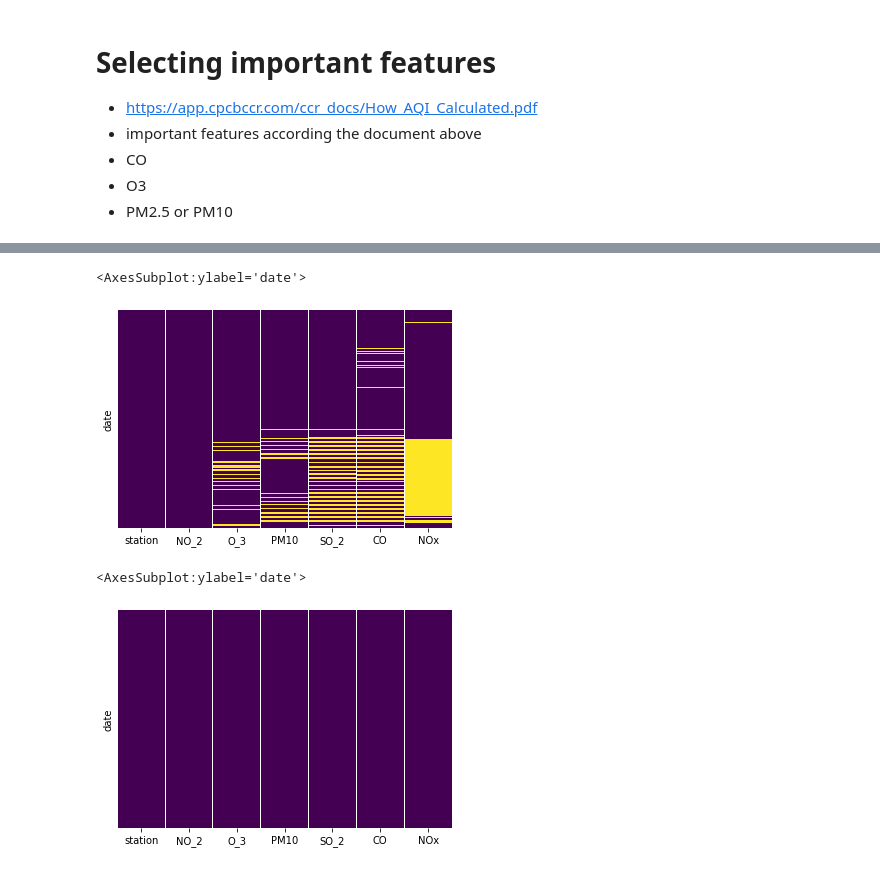
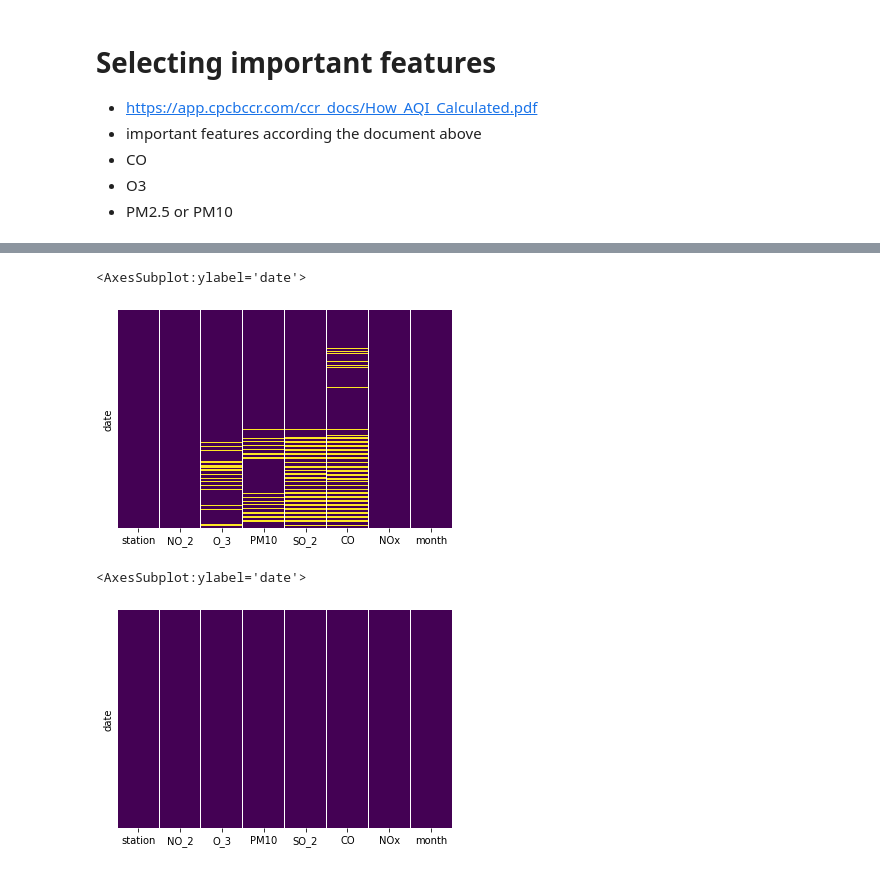
Before and after one commit to lisachukwu/PP22-W607, a Jupyter notebook: W706.ipynb, the cells around one changed output, grey strips where cells are left out. Cells and saved outputs as stored; diff of their text form; code cells hidden in the pictures.

Commit message:
fixed monthy fill

```diff
--- a/W706.ipynb
+++ b/W706.ipynb
@@ -180,17 +182,15 @@ NOx        37.60
 dtype: float64
 # %%
 # replacing nan values with respect to city
-df1.iloc[:,1:-1] = df1.groupby('station').transform(lambda x:x.fillna(x.mean()))
+df1.iloc[:,1:] = df1.groupby('station').transform(lambda x:x.fillna(x.mean()))
 sns.heatmap(df1.isnull(),yticklabels=False,cbar=False,cmap='viridis')
 # %% [output]
 <AxesSubplot:ylabel='date'>
-[figure, old version]
+[figure, new version]
 # %%
 # replacing nan values with respect to month
-df1['month'] = df.index.month
-df1.iloc[:,1:-1] = df1.groupby('month').transform(lambda x:x.fillna(x.mean()))
-df1 = df1.drop('month',axis=1)
+df1.iloc[:,:-1] = df1.groupby('month').transform(lambda x:x.fillna(x.mean()))
 sns.heatmap(df1.isnull(),yticklabels=False,cbar=False,cmap='viridis')
 # %% [output]
 <AxesSubplot:ylabel='date'>
-[figure, old version]
+[figure, new version]
```
Also changed, not shown: parts of 3 cells of this notebook, 1 other file.
